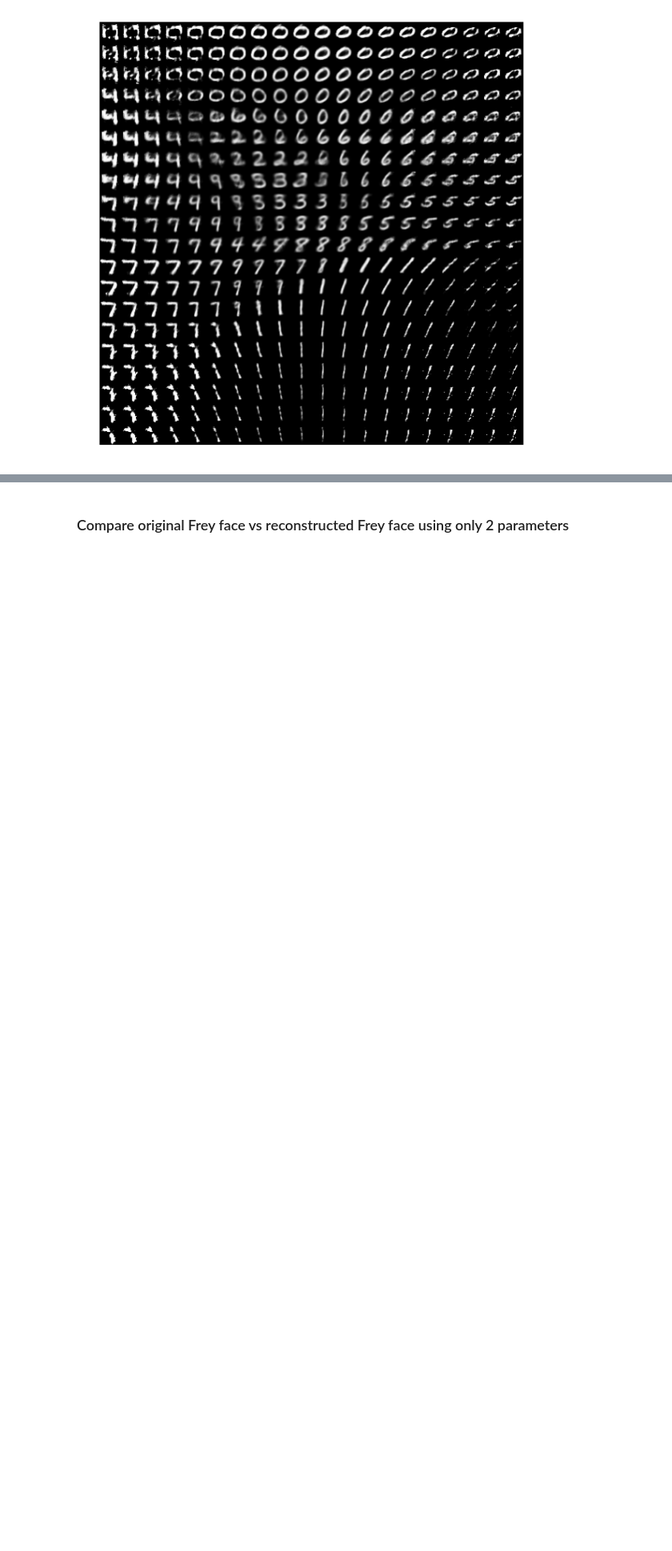
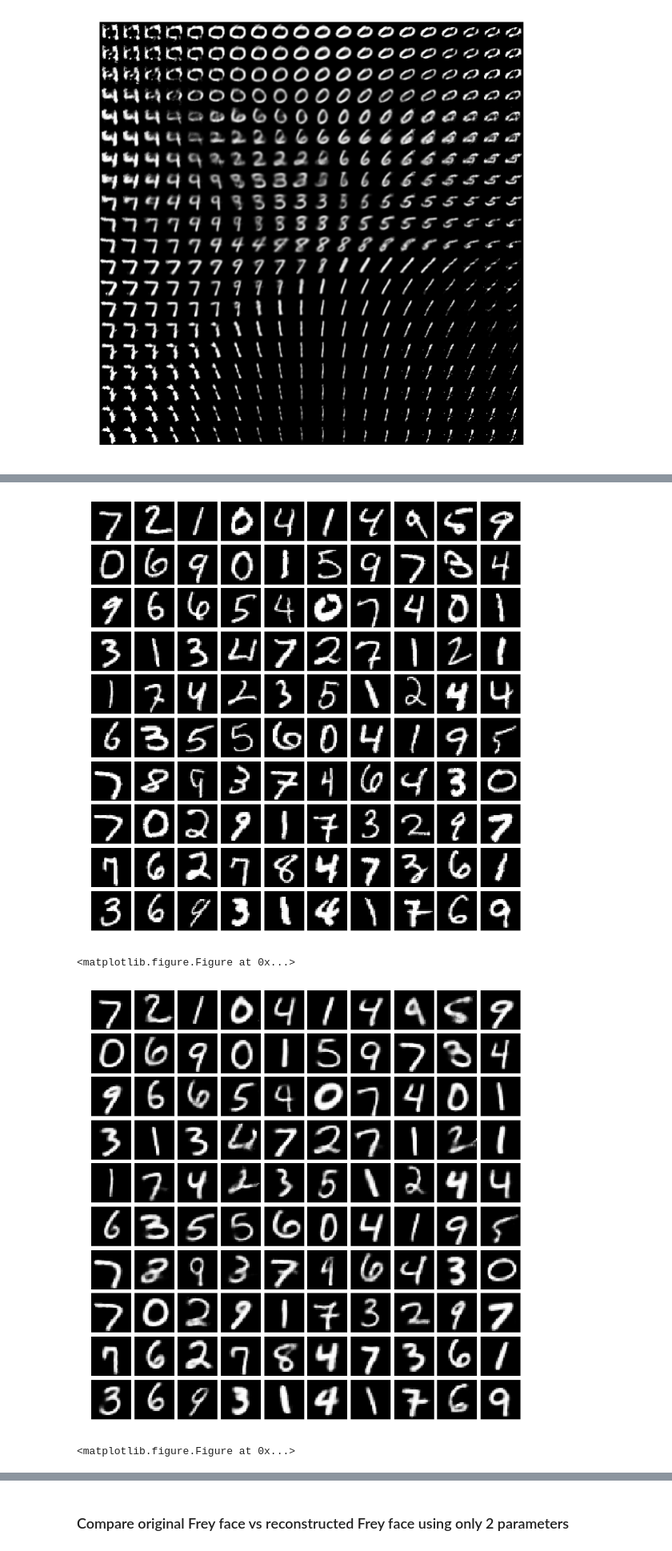
Before and after one commit to p-koo/theanomics, a Jupyter notebook: notebook/Variational autoencoder.ipynb, the cells around one changed output, grey strips where cells are left out. Shown at 80% size. Drawn from its saved outputs; the diff is of its cells as text; code cells hidden in the pictures; blank space fills up the shorter version.

```diff
--- a/notebook/Variational autoencoder.ipynb
+++ b/notebook/Variational autoencoder.ipynb
@@ -262,0 +393,41 @@ plt.savefig('MNIST_vae_manifold.eps', format='eps', dpi=1000)
+# %%
+# save some example pictures so we can see what it's done
+example_batch_size = 100
+X_comp = X_test[:example_batch_size]
+pred_fn = theano.function([input_var], test_prediction)
+X_pred = pred_fn(X_comp).reshape(-1, 1, 28, 28)
+
+width = 10
+height = 10
+
+plt.figure(figsize = (height,width))
+fig = plt.gcf()
+fig.set_size_inches(100, 100, forward=True)
+gs = mpl.gridspec.GridSpec(height, width)
+gs.update(wspace=0.1, hspace=0.1, left=0.1, right=0.2, bottom=0.1, top=0.2)
+for i in range(width*height):
+    img = np.reshape(X_comp[i], [28,28])
+    plt.subplot(gs[i])
+    plt.imshow(np.squeeze(img), cmap='gray', interpolation='nearest')
+    plt.axis('off')
+plt.show()
+plt.savefig('MNIST_vae_original.eps', format='eps', dpi=1000)
+
+
+plt.figure(figsize = (height,width))
+fig = plt.gcf()
+fig.set_size_inches(100, 100, forward=True)
+gs = mpl.gridspec.GridSpec(height, width)
+gs.update(wspace=0.1, hspace=0.1, left=0.1, right=0.2, bottom=0.1, top=0.2)
+for i in range(width*height):
+    img = np.reshape(X_pred[i], [28,28])
+    plt.subplot(gs[i])
+    plt.imshow(np.squeeze(img), cmap='gray', interpolation='nearest')
+    plt.axis('off')
+plt.show()
+plt.savefig('MNIST_vae_reconstruction_'+ str(num_encode) +'.eps', format='eps', dpi=1000)
+# %% [output]
+[figure, added]
+<matplotlib.figure.Figure at 0x...>
+[figure, added]
+<matplotlib.figure.Figure at 0x...>
```
Also changed, not shown: parts of 16 cells of this notebook, 54 other files.
